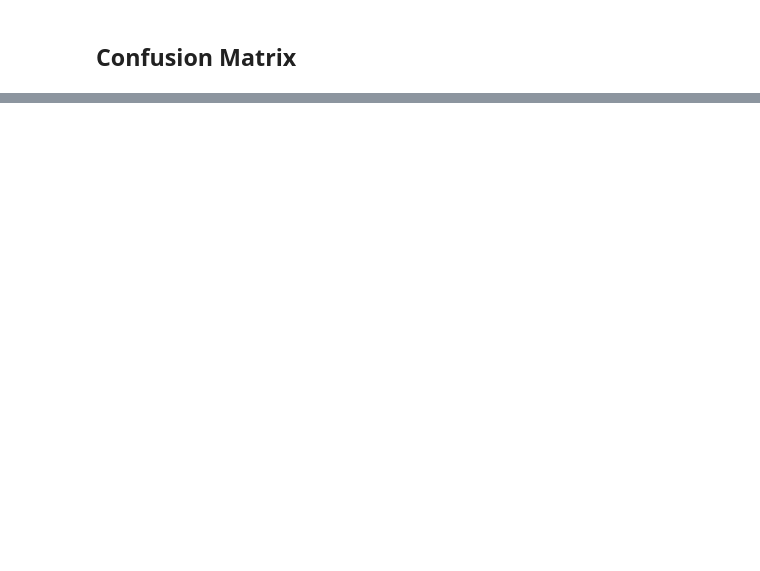
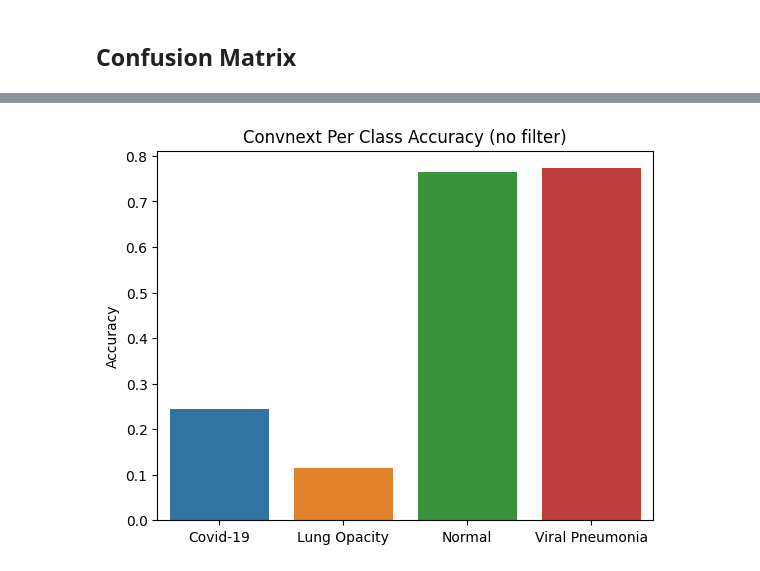
Before and after one commit to Antonio-Tresol/ML_Project_II_Image_classification, a Jupyter notebook: metrics/metrics_analysis.ipynb, the cells around one changed output, grey strips where cells are left out. Drawn from its saved outputs; the diff is of its cells as text; code cells hidden in the pictures; blank space fills up the shorter version.

```diff
--- a/metrics/metrics_analysis.ipynb
+++ b/metrics/metrics_analysis.ipynb
@@ -1 +1,20 @@
+# %%
+import pandas as pd
+import seaborn as sns
+import matplotlib.pyplot as plt
+
+def plot_per_class_metric(data: pd.DataFrame, metric_name: str, title: str):
+    sns.barplot(
+        data=data, x=data.index.to_list(), y=metric_name, hue=data.index.to_list()
+    )
+    plt.title(title)
+
+
+def plot_confusion_matrix(data: pd.DataFrame, plot_title: str):
+    # Plot the confusion matrix
+    plt.figure(figsize=(10, 7))
+    sns.heatmap(data, annot=True, fmt="g")
+    plt.xlabel("Predicted")
+    plt.ylabel("True")
+    plt.title(plot_title)
 # %% [markdown]
@@ -12,11 +23,0 @@ labels = ["Covid-19", "Lung Opacity", "Normal", "Viral Pneumonia"]
-# %%
-def plot_per_class_metric(data: pd.DataFrame, metric_name: str):
-    sns.barplot(data=data,x=data.index.to_list(), y=metric_name, hue=data.index.to_list())
-
-def plot_confusion_matrix(data: pd.DataFrame, plot_title: str):
-    # Plot the confusion matrix
-    plt.figure(figsize=(10, 7))
-    sns.heatmap(data, annot=True, fmt='g')
-    plt.xlabel('Predicted')
-    plt.ylabel('True')
-    plt.title(plot_title)
@@ -45,0 +48,4 @@ plot_per_class_metric(data=convnext_per_class_metrics_no_filter, metric_name='Re
+# %%
+plot_per_class_metric(data=convnext_per_class_metrics_no_filter, metric_name='Accuracy', title="Convnext Per Class Accuracy (no filter)")
+# %% [output]
+[figure, added]
```
Also changed, not shown: parts of 11 cells of this notebook, 4 other files.
